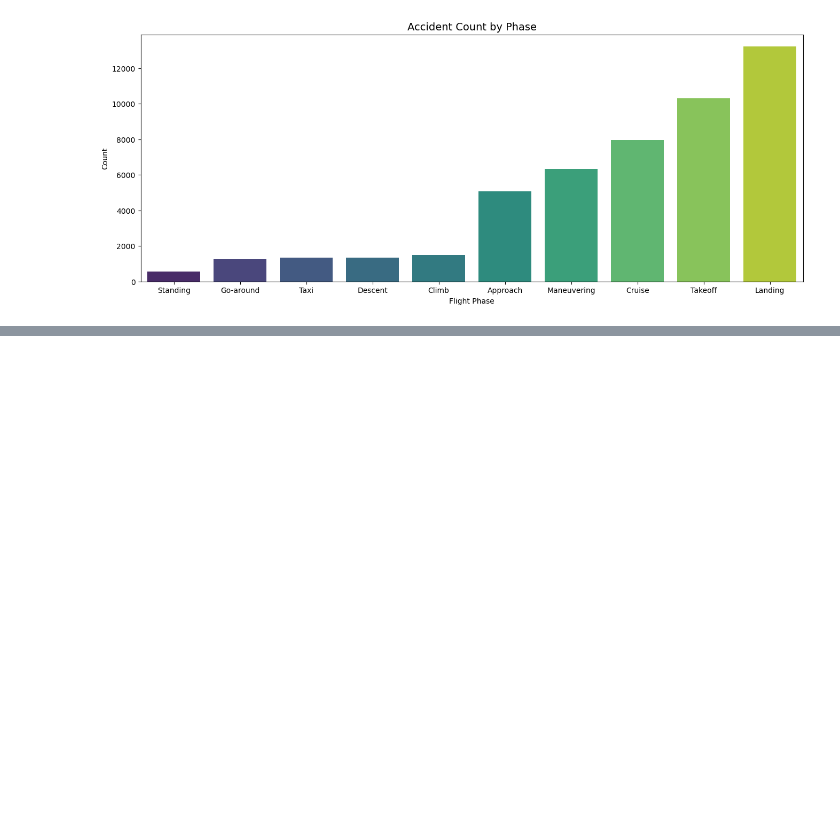
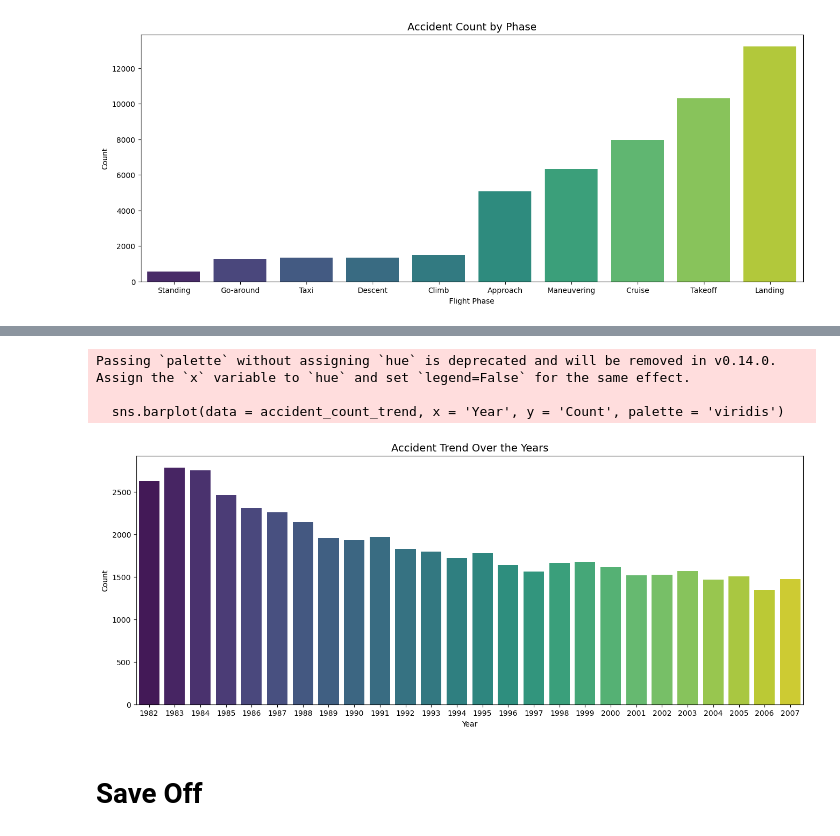
Before and after one commit to timkiruri/AeroRisk-Analysis, a Jupyter notebook: notebooks/03_data_visualisations.ipynb, the cells around one changed output, grey strips where cells are left out. Cells and saved outputs as stored; diff of their text form; code cells hidden in the pictures; blank space fills up the shorter version.

```diff
--- a/notebooks/03_data_visualisations.ipynb
+++ b/notebooks/03_data_visualisations.ipynb
@@ -486,0 +492,4 @@ Passing `palette` without assigning `hue` is deprecated and will be removed in v
+# %%
+accident_count_trend = df['Year'].value_counts().reset_index(name = 'Count').sort_values(by = 'Year', ascending = True)
+
+accident_count_trend
@@ -486,0 +514,22 @@ Passing `palette` without assigning `hue` is deprecated and will be removed in v
+# %%
+# Creating the figure
+fig, ax = plt.subplots(1, 1, figsize = (16, 6))
+
+# Creating the plot
+sns.barplot(data = accident_count_trend, x = 'Year', y = 'Count', palette = 'viridis')
+
+# Labelling the plot
+plt.title('Accident Trend Over the Years', fontsize = 14)
+plt.xlabel('Year')
+# plt.xticks(rotation = 45, ha = 'right')
+plt.ylabel('Count')
+
+# Showing the plot
+plt.show();
+# %% [output]
+Passing `palette` without assigning `hue` is deprecated and will be removed in v0.14.0. Assign the `x` variable to `hue` and set `legend=False` for the same effect.
+
+  sns.barplot(data = accident_count_trend, x = 'Year', y = 'Count', palette = 'viridis')
+[figure, added]
+# %% [markdown]
+# Save Off
```
Also changed, not shown: parts of 6 cells of this notebook.
